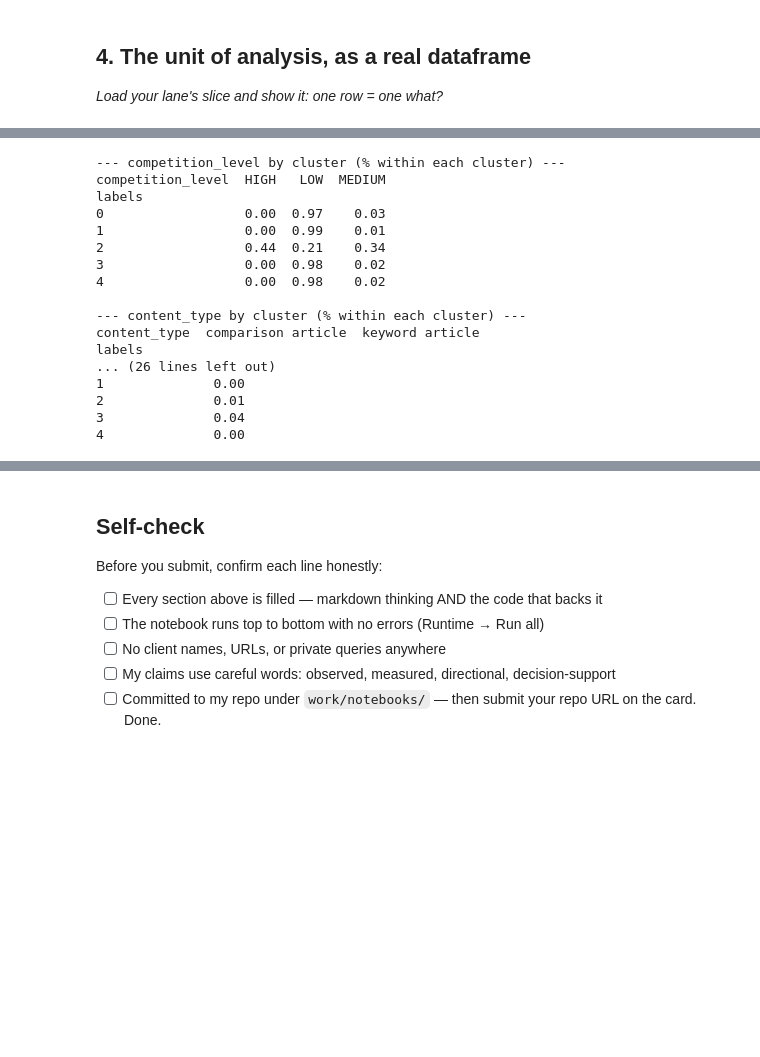
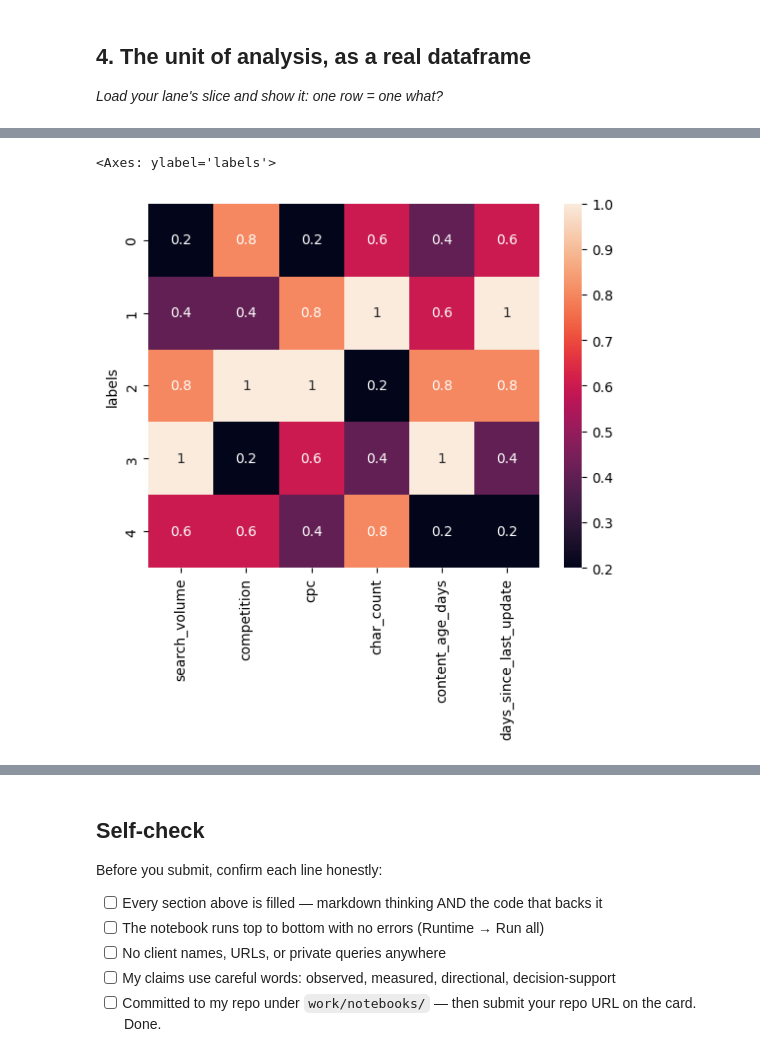
Before and after one commit to Maryam-Shile/flyrank_ml_internship, a Jupyter notebook: work/notebooks/w02_ml_task_framing.ipynb, the cells around one changed output, grey strips where cells are left out. Cells and saved outputs as stored; diff of their text form; code cells hidden in the pictures; blank space fills up the shorter version.

```diff
--- a/work/notebooks/w02_ml_task_framing.ipynb
+++ b/work/notebooks/w02_ml_task_framing.ipynb
@@ -545,26 +545,12 @@ numerical_summary
 | 2 | 4.124345 | 0.605709 | 0.784987 | 16215.075067 | 286.270115 | 44.986590 |
 | 3 | 4.149599 | 0.101092 | 0.268415 | 17759.636727 | 457.638721 | 26.878997 |
 | 4 | 3.226178 | 0.149516 | 0.258233 | 19974.660959 | 110.218798 | 22.569635 |
-# %%
-for col in cat_cols:
-    print(f'--- {col} by cluster (% within each cluster) ---')
-    print(pd.crosstab(new_data['labels'], new_data[col], normalize='index').round(2))
-    print()
-# %% [output]
---- competition_level by cluster (% within each cluster) ---
-competition_level  HIGH   LOW  MEDIUM
-labels
-0                  0.00  0.97    0.03
-1                  0.00  0.99    0.01
-2                  0.44  0.21    0.34
-3                  0.00  0.98    0.02
-4                  0.00  0.98    0.02
-
---- content_type by cluster (% within each cluster) ---
-content_type  comparison article  keyword article
-labels
-... (26 lines left out)
-1              0.00
-2              0.01
-3              0.04
-4              0.00
+# %%
+for i in numerical_summary.columns:
+  numerical_summary[i] = numerical_summary[i].rank(pct = True)
+# %%
+import seaborn as sns
+sns.heatmap(numerical_summary, annot = True)
+# %% [output]
+<Axes: ylabel='labels'>
+[figure, added]
```
Also changed, not shown: parts of 2 cells of this notebook.
